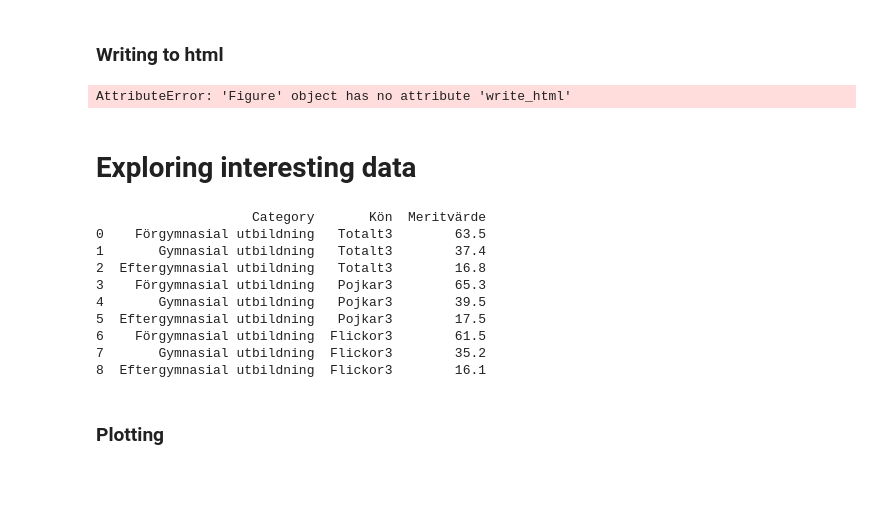
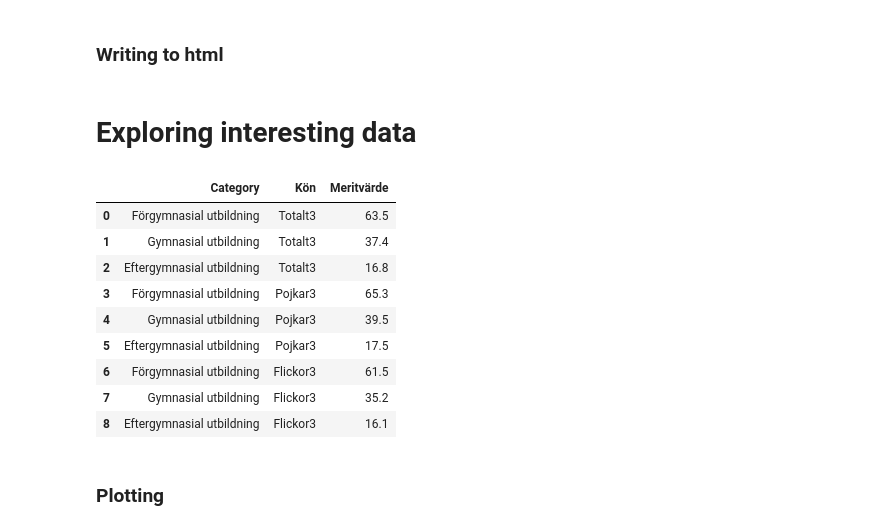
Before and after one commit to Remmold/Lab2-Statistics, a Jupyter notebook: main.ipynb, the cells around one changed output. Saved outputs shown, nothing was run; the diff lists cells and outputs as text; code cells hidden in the pictures; blank space fills up the shorter version.

```diff
--- a/main.ipynb
+++ b/main.ipynb
@@ -144,51 +141,49 @@ figure_to_display.show()
 ### Writing to html
 # %%
 
-fig.write_html("visualiseringar/students_with_failing_grade.html")  # A)
-fig2.write_html("visualiseringar/average_merit_value_16.html")  # B)
+figure_not_passed_year.write_html("visualiseringar/students_with_failing_grade.html")  # A)
+figure_merit_value_year_16.write_html("visualiseringar/average_merit_value_16.html")  # B)
-# %% [output]
-AttributeError: 'Figure' object has no attribute 'write_html'
 # %% [markdown]
 # Exploring interesting data
 # %%
 
 df_parents = df_table_b[22:25] # Parents educational level impact on their kids education
 df_school_type = df_table_b[6:8] # Public vs private school
 
 # Melting the DataFrames for easier acessability when graphing
 # Meritvalue ###
 df_melted_school_merit = df_school_type.melt(id_vars=["Category"],
                                 value_vars=["Totalt", "Pojkar", "Flickor"],
                                 var_name="Kön",
                                 value_name="Meritvärde")
 
 df_melted_parents_merit = df_parents.melt(id_vars=["Category"],
                                 value_vars=["Totalt", "Pojkar", "Flickor"],
                                 var_name="Kön",
                                 value_name="Meritvärde")
 # Missing grade ###
 df_melted_school_missing_grade = df_school_type.melt(id_vars=["Category"],
                                 value_vars=["Totalt3", "Pojkar3", "Flickor3"],
                                 var_name="Kön",
                                 value_name="Meritvärde")
 
 df_melted_parents_missing_grade = df_parents.melt(id_vars=["Category"],
                                 value_vars=["Totalt3", "Pojkar3", "Flickor3"],
                                 var_name="Kön",
                                 value_name="Meritvärde")
 
-print(df_melted_parents_missing_grade)
+df_melted_parents_missing_grade
 # %% [output]
-                    Category       Kön  Meritvärde
-0    Förgymnasial utbildning   Totalt3        63.5
-1       Gymnasial utbildning   Totalt3        37.4
-2  Eftergymnasial utbildning   Totalt3        16.8
-3    Förgymnasial utbildning   Pojkar3        65.3
-4       Gymnasial utbildning   Pojkar3        39.5
-5  Eftergymnasial utbildning   Pojkar3        17.5
-6    Förgymnasial utbildning  Flickor3        61.5
-7       Gymnasial utbildning  Flickor3        35.2
-8  Eftergymnasial utbildning  Flickor3        16.1
+|  | Category | Kön | Meritvärde |
+| 0 | Förgymnasial utbildning | Totalt3 | 63.5 |
+| 1 | Gymnasial utbildning | Totalt3 | 37.4 |
+| 2 | Eftergymnasial utbildning | Totalt3 | 16.8 |
+| 3 | Förgymnasial utbildning | Pojkar3 | 65.3 |
+| 4 | Gymnasial utbildning | Pojkar3 | 39.5 |
+| 5 | Eftergymnasial utbildning | Pojkar3 | 17.5 |
+| 6 | Förgymnasial utbildning | Flickor3 | 61.5 |
+| 7 | Gymnasial utbildning | Flickor3 | 35.2 |
+| 8 | Eftergymnasial utbildning | Flickor3 | 16.1 |
 # %% [markdown]
 ### Plotting
 # %% [markdown]
```
Also changed, not shown: parts of 8 cells of this notebook, 2 other files.
